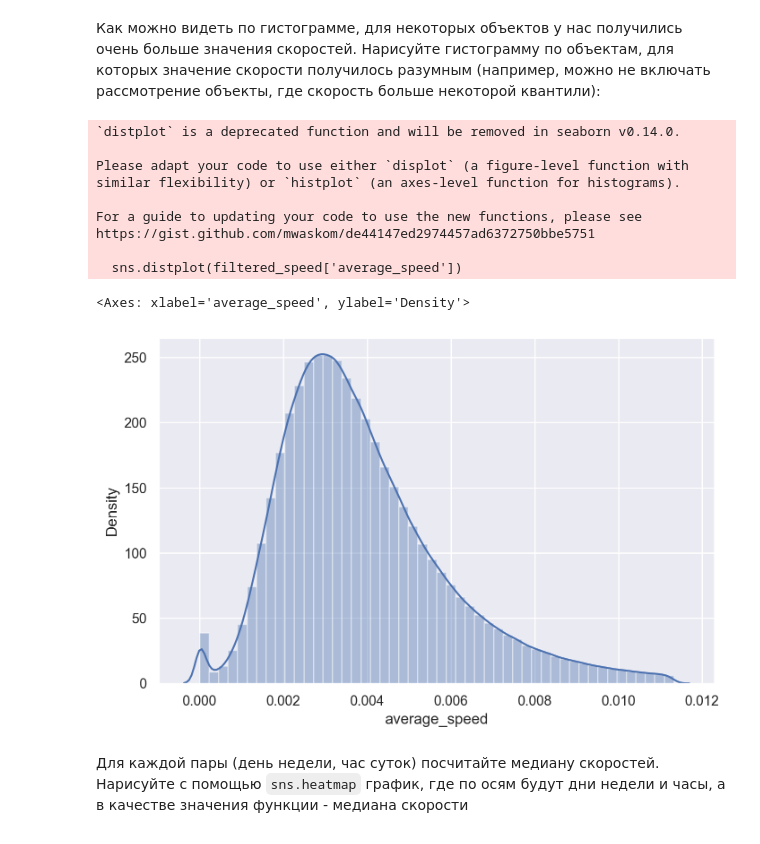
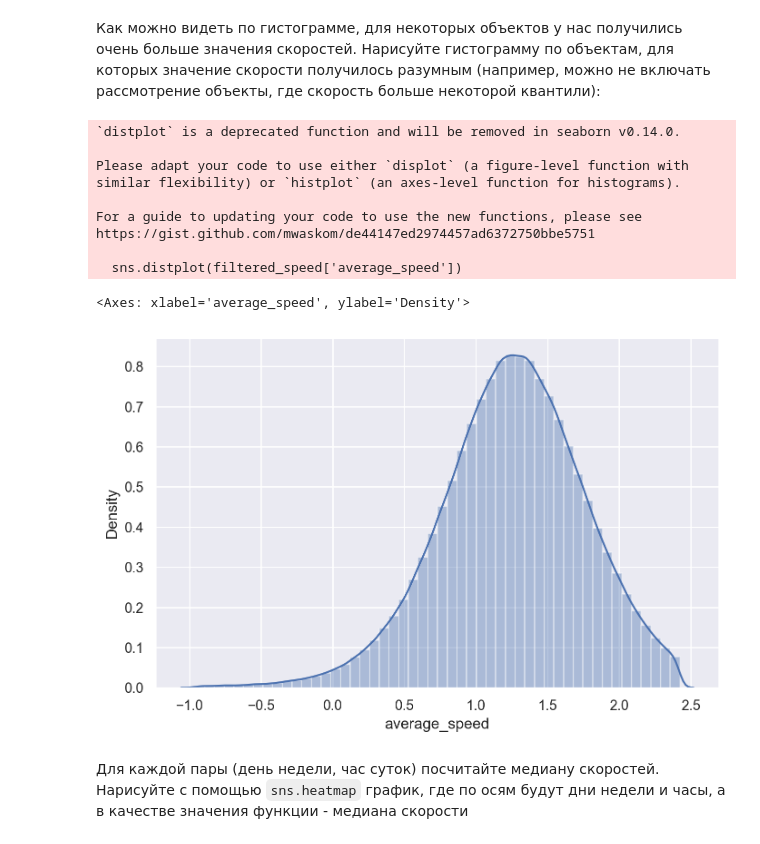
Before and after one commit to Nojatij/ml_courses, a Jupyter notebook: 1_st_course/homework/hw2/homework-practice-02-linregr.ipynb, the cells around one changed output. Drawn from its saved outputs; the diff is of its cells as text; code cells hidden in the pictures.

```diff
--- a/1_st_course/homework/hw2/homework-practice-02-linregr.ipynb
+++ b/1_st_course/homework/hw2/homework-practice-02-linregr.ipynb
@@ -354,7 +342,7 @@ show_circles_on_map(X_train.sample(1000), "dropoff_latitude", "dropoff_longitude
 # %%
 def haversine_array(lat1, lng1, lat2, lng2):
     lat1, lng1, lat2, lng2 = map(np.radians, (lat1, lng1, lat2, lng2))
-    AVG_EARTH_RADIUS = 6371  # in km
+    AVG_EARTH_RADIUS = 6371*1000  # in km
     lat = lat2 - lat1
     lng = lng2 - lng1
     d = np.sin(lat * 0.5) ** 2 + np.cos(lat1) * np.cos(lat2) * np.sin(lng * 0.5) ** 2
@@ -382,7 +370,7 @@ y_train = pd.DataFrame(y_train)
 # X_train['aaaverage_speed'] = X_train['log_haversine'] - y_train['log_trip_duration']
 # X_train['speedspeed'] = np.expm1(X_train['aaverage_speed'])
 # sns.distplot(X_train['average_speed'])
-X_train['average_speed'] = X_train['haversine']/np.expm1(y_train['log_trip_duration'])
+X_train['average_speed'] = X_train['log_haversine'] - (y_train['log_trip_duration'])
 sns.distplot(X_train['average_speed'])
 # %% [output]
 `distplot` is a deprecated function and will be removed in seaborn v0.14.0.
@@ -413,18 +401,19 @@ X_train.describe()
 # %%
 treshold = 0.99
 filtered_speed = X_train[X_train['average_speed'] < X_train['average_speed'].quantile(treshold)]
+filtered_speed = filtered_speed[filtered_speed['average_speed'].quantile(0.01) < filtered_speed['average_speed']]
 sns.distplot(filtered_speed['average_speed'])
 # %% [output]
 `distplot` is a deprecated function and will be removed in seaborn v0.14.0.
 
 Please adapt your code to use either `displot` (a figure-level function with
 similar flexibility) or `histplot` (an axes-level function for histograms).
 
 For a guide to updating your code to use the new functions, please see
 https://gist.github.com/mwaskom/de44147ed2974457ad6372750bbe5751
 
   sns.distplot(filtered_speed['average_speed'])
 <Axes: xlabel='average_speed', ylabel='Density'>
-[figure, old version]
+[figure, new version]
 # %% [markdown]
 Для каждой пары (день недели, час суток) посчитайте медиану скоростей. Нарисуйте с помощью `sns.heatmap` график, где по осям будут дни недели и часы, а в качестве значения функции - медиана скорости
```
Also changed, not shown: parts of 28 cells of this notebook.
